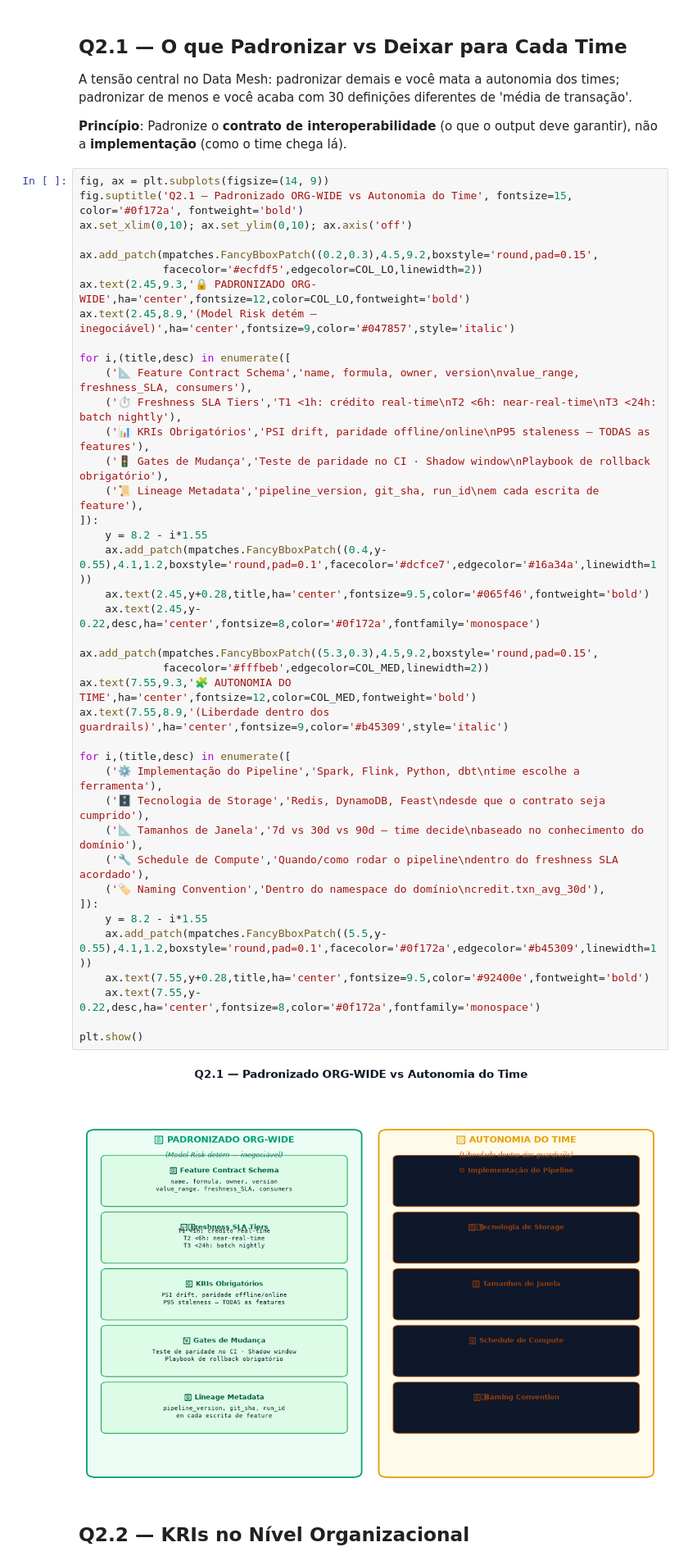
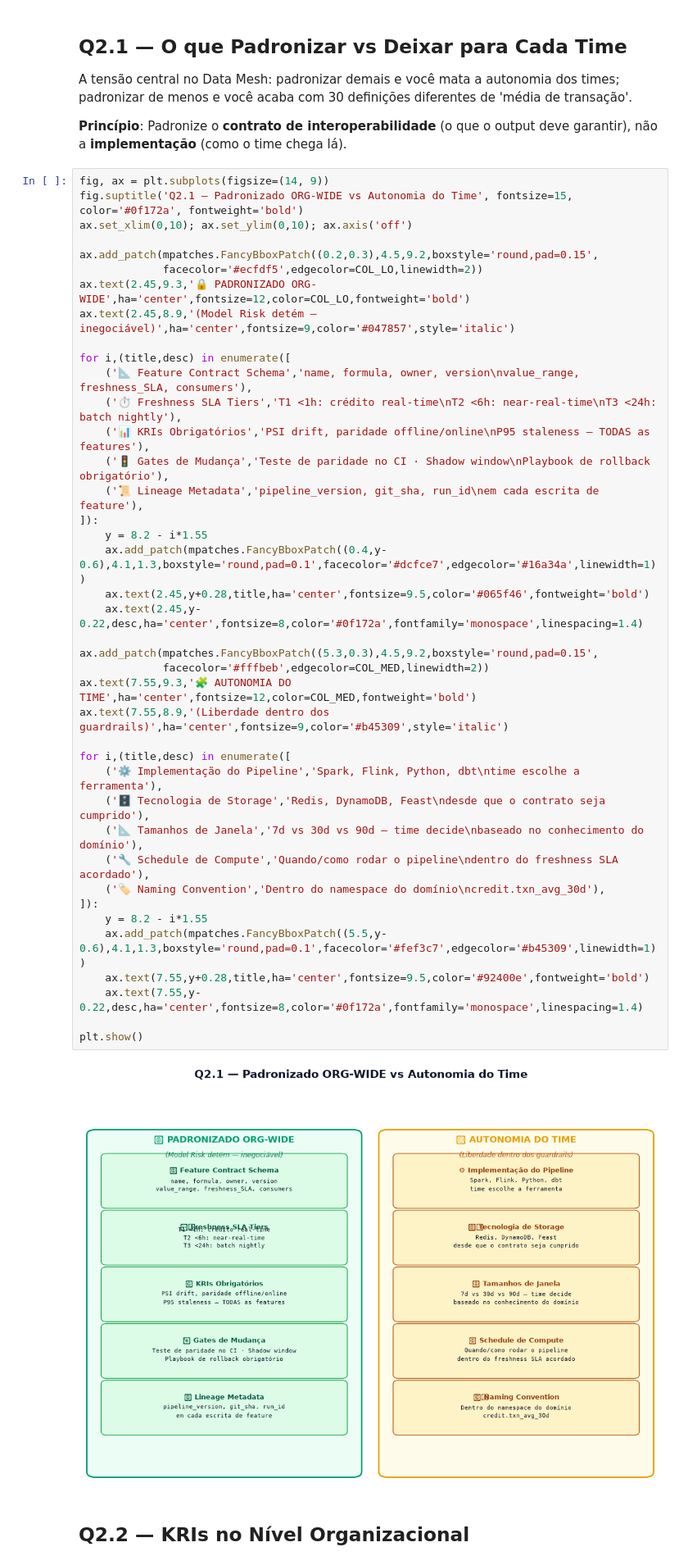
Before and after one commit to Cristiano2132/nubank-model-risk-business-case, a Jupyter notebook: business_case_answers.ipynb, the cells around one changed output. Shown at 82% size. Cells and saved outputs as stored; diff of their text form.

Commit message:
style: fix Q2.1 cards overlap and colors for light theme

```diff
--- a/business_case_answers.ipynb
+++ b/business_case_answers.ipynb
@@ -775,38 +775,38 @@ ax.add_patch(mpatches.FancyBboxPatch((0.2,0.3),4.5,9.2,boxstyle='round,pad=0.15'
 ax.text(2.45,9.3,'🔒 PADRONIZADO ORG-WIDE',ha='center',fontsize=12,color=COL_LO,fontweight='bold')
 ax.text(2.45,8.9,'(Model Risk detém — inegociável)',ha='center',fontsize=9,color='#047857',style='italic')
 
 for i,(title,desc) in enumerate([
     ('📐 Feature Contract Schema','name, formula, owner, version\nvalue_range, freshness_SLA, consumers'),
     ('⏱️ Freshness SLA Tiers','T1 <1h: crédito real-time\nT2 <6h: near-real-time\nT3 <24h: batch nightly'),
     ('📊 KRIs Obrigatórios','PSI drift, paridade offline/online\nP95 staleness — TODAS as features'),
     ('🚦 Gates de Mudança','Teste de paridade no CI · Shadow window\nPlaybook de rollback obrigatório'),
     ('📜 Lineage Metadata','pipeline_version, git_sha, run_id\nem cada escrita de feature'),
 ]):
     y = 8.2 - i*1.55
-    ax.add_patch(mpatches.FancyBboxPatch((0.4,y-0.55),4.1,1.2,boxstyle='round,pad=0.1',facecolor='#dcfce7',edgecolor='#16a34a',linewidth=1))
+    ax.add_patch(mpatches.FancyBboxPatch((0.4,y-0.6),4.1,1.3,boxstyle='round,pad=0.1',facecolor='#dcfce7',edgecolor='#16a34a',linewidth=1))
     ax.text(2.45,y+0.28,title,ha='center',fontsize=9.5,color='#065f46',fontweight='bold')
-    ax.text(2.45,y-0.22,desc,ha='center',fontsize=8,color='#0f172a',fontfamily='monospace')
+    ax.text(2.45,y-0.22,desc,ha='center',fontsize=8,color='#0f172a',fontfamily='monospace',linespacing=1.4)
 
 ax.add_patch(mpatches.FancyBboxPatch((5.3,0.3),4.5,9.2,boxstyle='round,pad=0.15',
              facecolor='#fffbeb',edgecolor=COL_MED,linewidth=2))
 ax.text(7.55,9.3,'🧩 AUTONOMIA DO TIME',ha='center',fontsize=12,color=COL_MED,fontweight='bold')
 ax.text(7.55,8.9,'(Liberdade dentro dos guardrails)',ha='center',fontsize=9,color='#b45309',style='italic')
 
 for i,(title,desc) in enumerate([
     ('⚙️ Implementação do Pipeline','Spark, Flink, Python, dbt\ntime escolhe a ferramenta'),
     ('🗄️ Tecnologia de Storage','Redis, DynamoDB, Feast\ndesde que o contrato seja cumprido'),
     ('📐 Tamanhos de Janela','7d vs 30d vs 90d — time decide\nbaseado no conhecimento do domínio'),
     ('🔧 Schedule de Compute','Quando/como rodar o pipeline\ndentro do freshness SLA acordado'),
     ('🏷️ Naming Convention','Dentro do namespace do domínio\ncredit.txn_avg_30d'),
 ]):
     y = 8.2 - i*1.55
-    ax.add_patch(mpatches.FancyBboxPatch((5.5,y-0.55),4.1,1.2,boxstyle='round,pad=0.1',facecolor='#0f172a',edgecolor='#b45309',linewidth=1))
+    ax.add_patch(mpatches.FancyBboxPatch((5.5,y-0.6),4.1,1.3,boxstyle='round,pad=0.1',facecolor='#fef3c7',edgecolor='#b45309',linewidth=1))
     ax.text(7.55,y+0.28,title,ha='center',fontsize=9.5,color='#92400e',fontweight='bold')
-    ax.text(7.55,y-0.22,desc,ha='center',fontsize=8,color='#0f172a',fontfamily='monospace')
+    ax.text(7.55,y-0.22,desc,ha='center',fontsize=8,color='#0f172a',fontfamily='monospace',linespacing=1.4)
 
 plt.show()
 # %% [output]
-[figure, old version]
+[figure, new version]
 # %% [markdown]
 ## Q2.2 — KRIs no Nível Organizacional
 # %%
```
